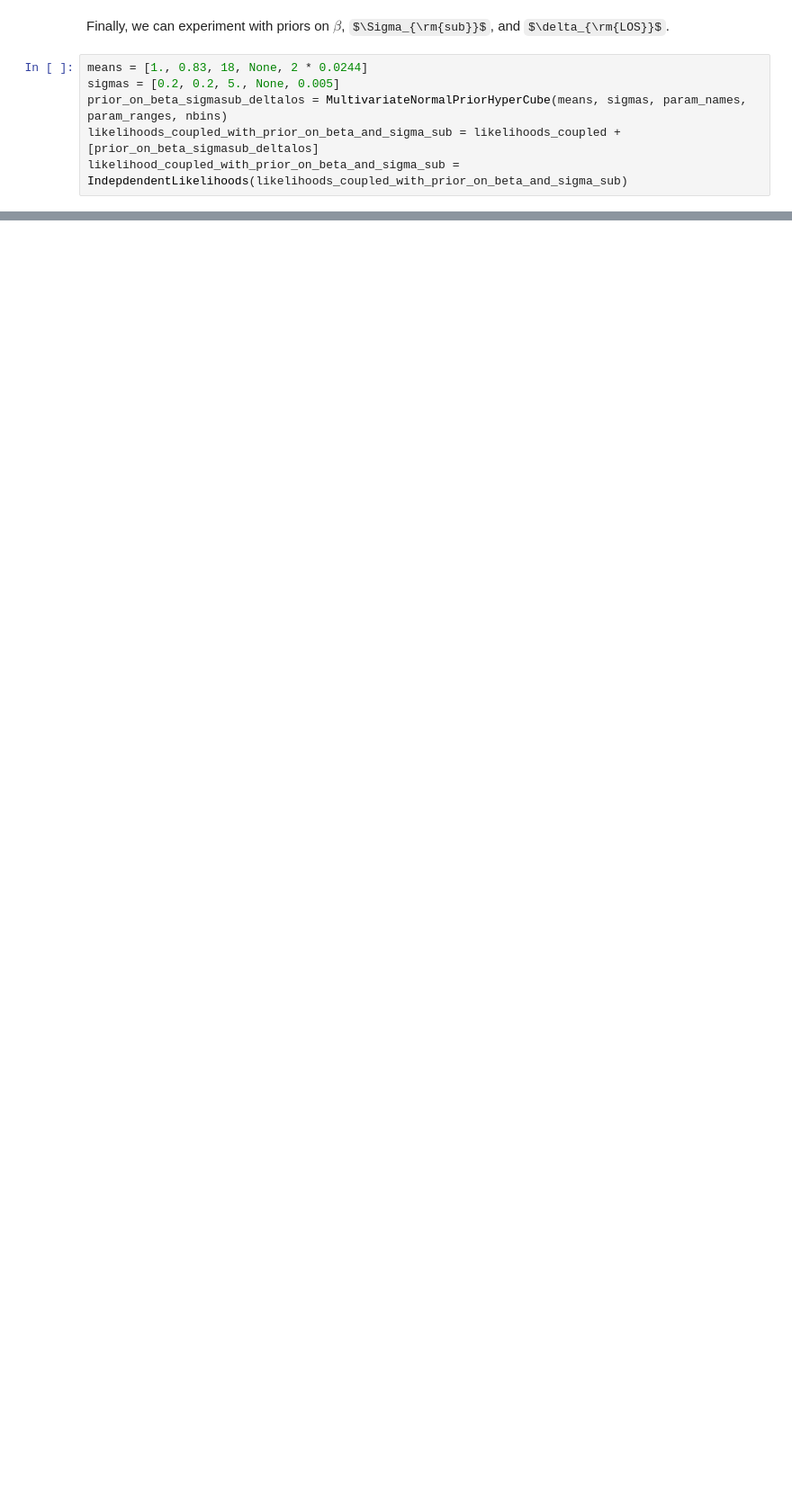
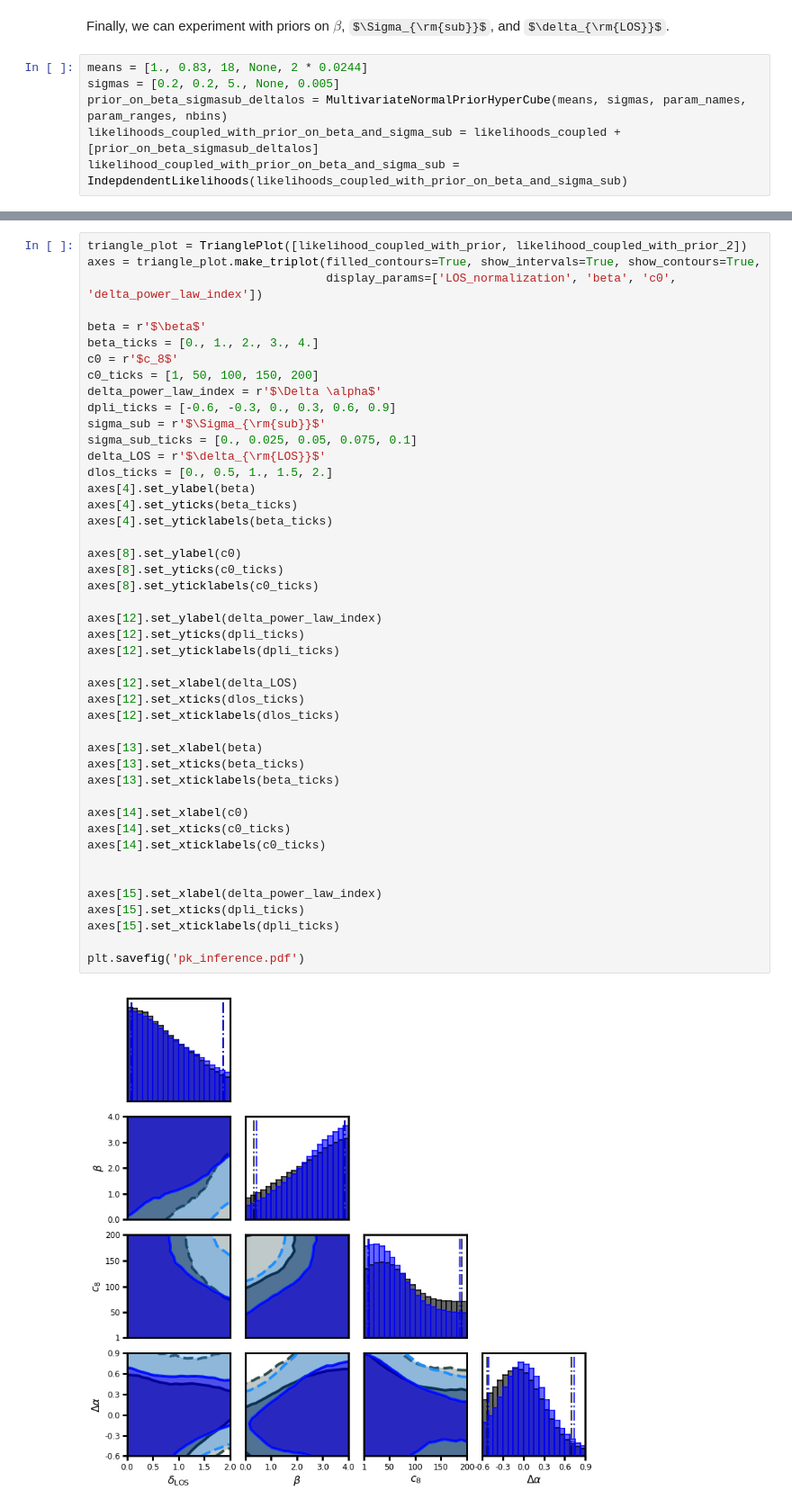
Before and after one commit to dangilman/LensLikelihood-, a Jupyter notebook: notebooks/folding_in_priors.ipynb, the cells around one changed output, grey strips where cells are left out. Shown: that part at 90% size. Drawn from its saved outputs; the diff is of its cells as text; some formulas as TeX source; blank space fills up the shorter version.

```diff
--- a/notebooks/folding_in_priors.ipynb
+++ b/notebooks/folding_in_priors.ipynb
@@ -233,0 +235,47 @@ width:  1.1994274755891408
+# %%
+triangle_plot = TrianglePlot([likelihood_coupled_with_prior, likelihood_coupled_with_prior_2])
+axes = triangle_plot.make_triplot(filled_contours=True, show_intervals=True, show_contours=True,
+                                  display_params=['LOS_normalization', 'beta', 'c0', 'delta_power_law_index'])
+
+beta = r'$\beta$'
+beta_ticks = [0., 1., 2., 3., 4.]
+c0 = r'$c_8$'
+c0_ticks = [1, 50, 100, 150, 200]
+delta_power_law_index = r'$\Delta \alpha$'
+dpli_ticks = [-0.6, -0.3, 0., 0.3, 0.6, 0.9]
+sigma_sub = r'$\Sigma_{\rm{sub}}$'
+sigma_sub_ticks = [0., 0.025, 0.05, 0.075, 0.1]
+delta_LOS = r'$\delta_{\rm{LOS}}$'
+dlos_ticks = [0., 0.5, 1., 1.5, 2.]
+axes[4].set_ylabel(beta)
+axes[4].set_yticks(beta_ticks)
+axes[4].set_yticklabels(beta_ticks)
+
+axes[8].set_ylabel(c0)
+axes[8].set_yticks(c0_ticks)
+axes[8].set_yticklabels(c0_ticks)
+
+axes[12].set_ylabel(delta_power_law_index)
+axes[12].set_yticks(dpli_ticks)
+axes[12].set_yticklabels(dpli_ticks)
+
+axes[12].set_xlabel(delta_LOS)
+axes[12].set_xticks(dlos_ticks)
+axes[12].set_xticklabels(dlos_ticks)
+
+axes[13].set_xlabel(beta)
+axes[13].set_xticks(beta_ticks)
+axes[13].set_xticklabels(beta_ticks)
+
+axes[14].set_xlabel(c0)
+axes[14].set_xticks(c0_ticks)
+axes[14].set_xticklabels(c0_ticks)
+
+
+axes[15].set_xlabel(delta_power_law_index)
+axes[15].set_xticks(dpli_ticks)
+axes[15].set_xticklabels(dpli_ticks)
+
+plt.savefig('pk_inference.pdf')
+# %% [output]
+[figure, added]
```
Also changed, not shown: parts of 10 cells of this notebook, 19 other files.
